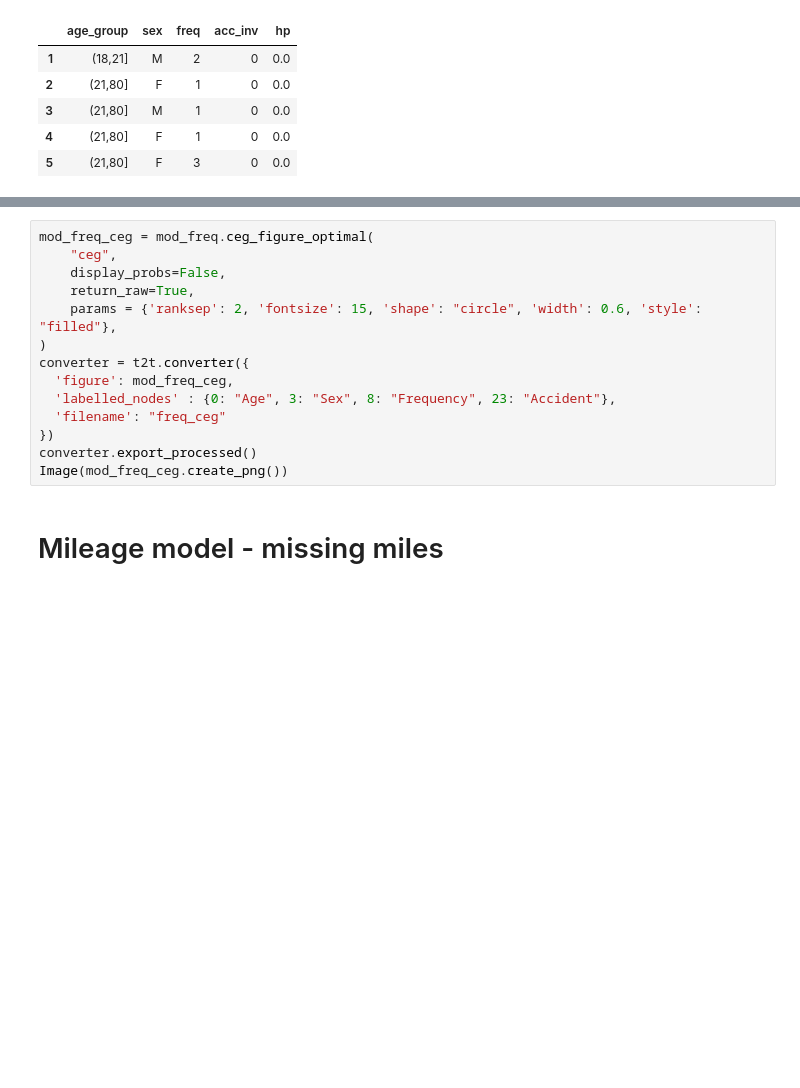
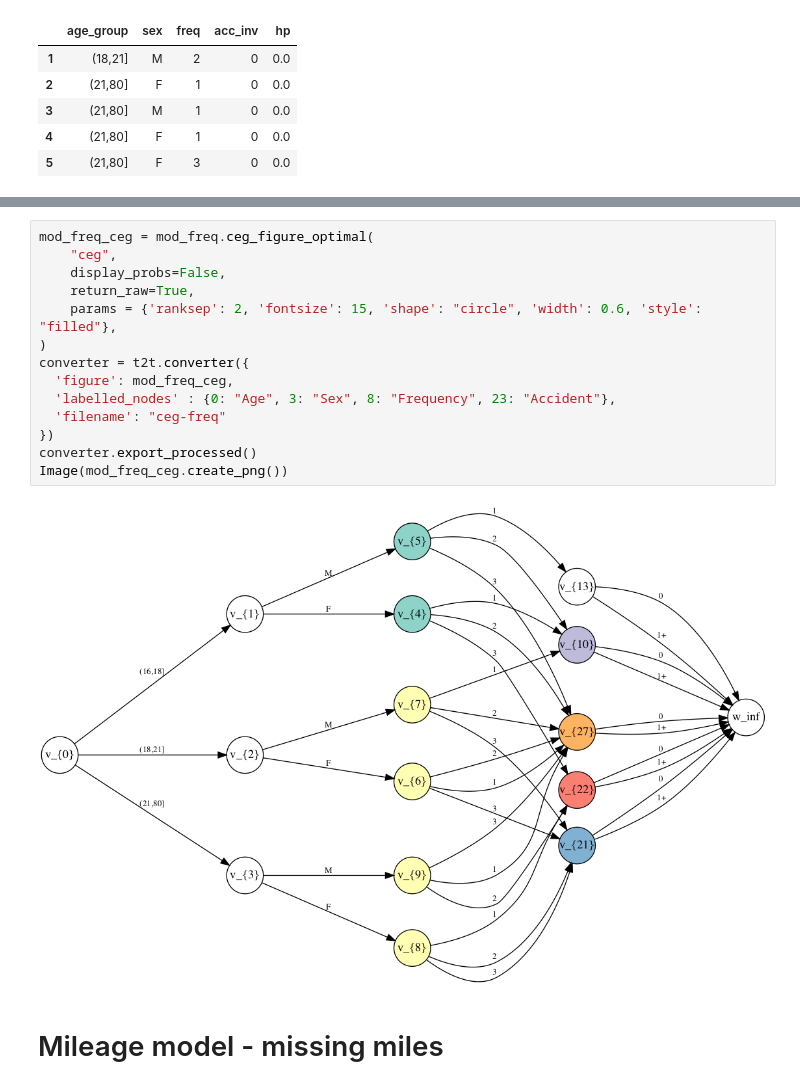
Before and after one commit to kasia-kobalczyk/chain-event-graphs, a Jupyter notebook: python/report_models.ipynb, the cells around one changed output, grey strips where cells are left out. Drawn from its saved outputs; the diff is of its cells as text; blank space fills up the shorter version.

Commit message:
Add new plotting parameters and update the graphs

```diff
--- a/python/report_models.ipynb
+++ b/python/report_models.ipynb
@@ -68,17 +68,19 @@ Image(mod_freq_staged_tree.create_png())
 # %%
 mod_freq_ceg = mod_freq.ceg_figure_optimal(
     "ceg",
     display_probs=False,
     return_raw=True,
     params = {'ranksep': 2, 'fontsize': 15, 'shape': "circle", 'width': 0.6, 'style': "filled"},
 )
 converter = t2t.converter({
   'figure': mod_freq_ceg,
   'labelled_nodes' : {0: "Age", 3: "Sex", 8: "Frequency", 23: "Accident"},
-  'filename': "freq_ceg"
+  'filename': "ceg-freq"
 })
 converter.export_processed()
 Image(mod_freq_ceg.create_png())
+# %% [output]
+[figure, added]
 # %% [markdown]
 # Mileage model - missing miles
 # %%
```
Also changed, not shown: parts of 17 cells of this notebook, 1 other file.
